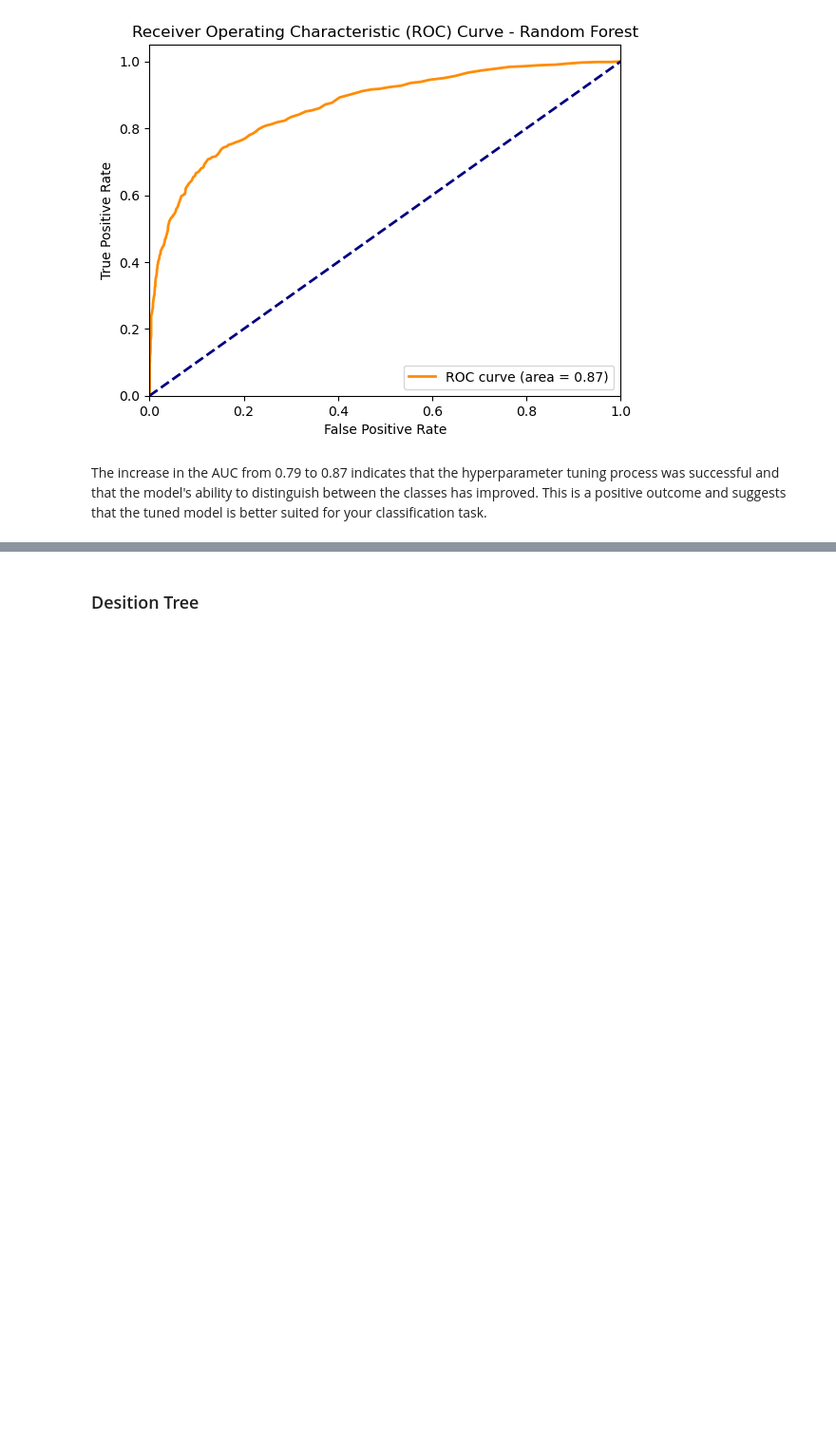
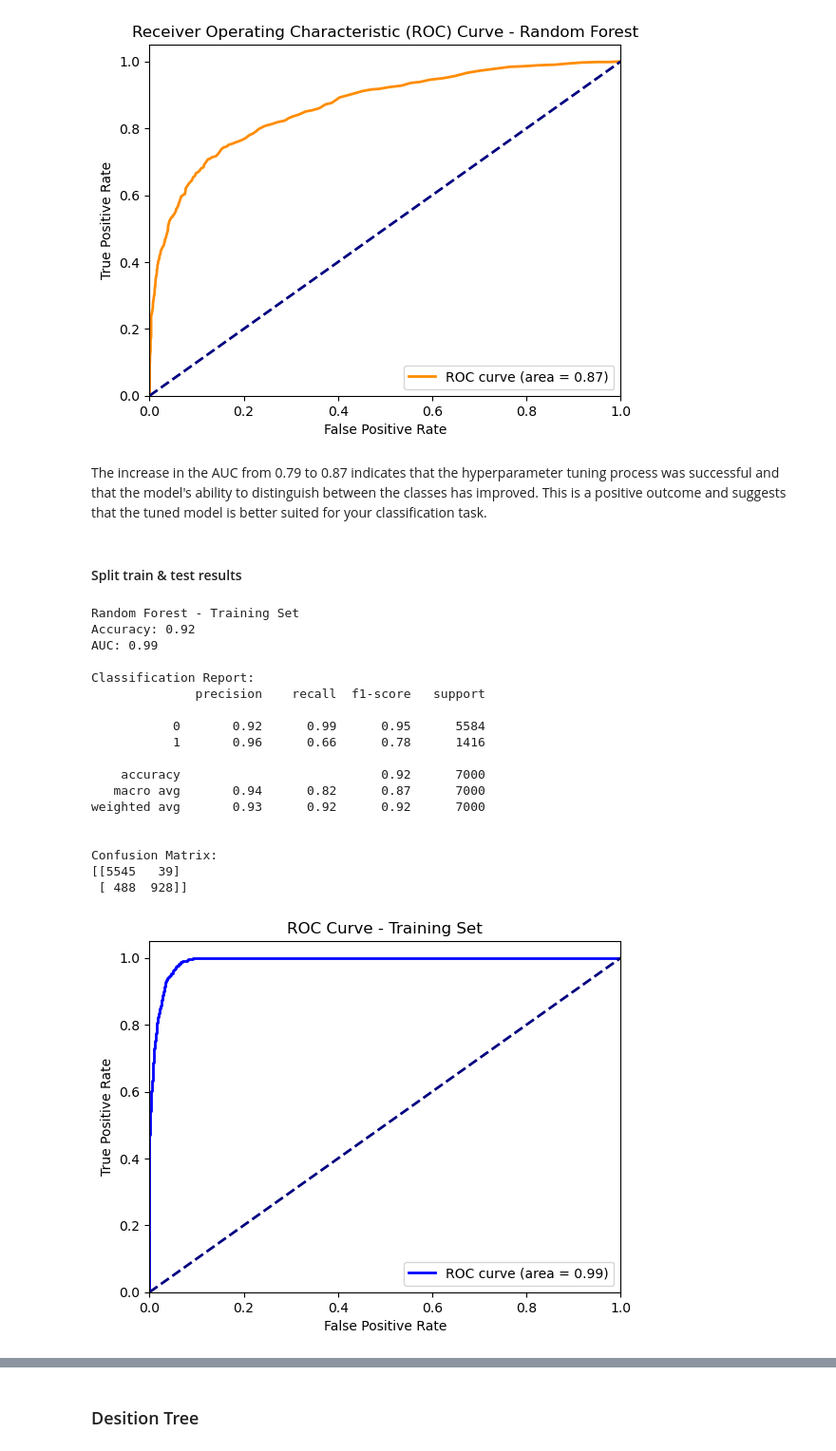
Before and after one commit to oglezsan/bankcustomerEDA, a Jupyter notebook: notebooks/nb2.ipynb, the cells around one changed output, grey strips where cells are left out. Shown at 95% size. Drawn from its saved outputs; the diff is of its cells as text; code cells hidden in the pictures; blank space fills up the shorter version.

```diff
--- a/notebooks/nb2.ipynb
+++ b/notebooks/nb2.ipynb
@@ -432,3 +432,81 @@ weighted avg       0.86      0.87      0.85      3000
 [figure]
 # %% [markdown]
 The increase in the AUC from 0.79 to 0.87 indicates that the hyperparameter tuning process was successful and that the model's ability to distinguish between the classes has improved. This is a positive outcome and suggests that the tuned model is better suited for your classification task.
+# %% [markdown]
+#### Split train & test results
+# %%
+# Evaluate on the training set
+y_train_pred = rf_model.predict(X_train_transformed)
+y_train_proba = rf_model.predict_proba(X_train_transformed)[:, 1]
+
+accuracy_train = accuracy_score(y_train, y_train_pred)
+roc_auc_train = roc_auc_score(y_train, y_train_proba)
+
+print("Random Forest - Training Set")
+print(f"Accuracy: {accuracy_train:.2f}")
+print(f"AUC: {roc_auc_train:.2f}")
+print("\nClassification Report:")
+print(classification_report(y_train, y_train_pred))
+print("\nConfusion Matrix:")
+print(confusion_matrix(y_train, y_train_pred))
+
+# Plot ROC curve for the training set
+fpr_train, tpr_train, _ = roc_curve(y_train, y_train_proba)
+plt.figure()
+plt.plot(fpr_train, tpr_train, color='blue', lw=2, label=f'ROC curve (area = {roc_auc_train:.2f})')
+plt.plot([0, 1], [0, 1], color='navy', lw=2, linestyle='--')
+plt.xlim([0.0, 1.0])
+plt.ylim([0.0, 1.05])
+plt.xlabel('False Positive Rate')
+plt.ylabel('True Positive Rate')
+plt.title('ROC Curve - Training Set')
+plt.legend(loc="lower right")
+plt.show()
+
+# Evaluate on the test set
+y_test_pred = rf_model.predict(X_test_transformed)
+y_test_proba = rf_model.predict_proba(X_test_transformed)[:, 1]
+
+accuracy_test = accuracy_score(y_test, y_test_pred)
+roc_auc_test = roc_auc_score(y_test, y_test_proba)
+
+print("\nRandom Forest - Test Set")
+print(f"Accuracy: {accuracy_test:.2f}")
+print(f"AUC: {roc_auc_test:.2f}")
+print("\nClassification Report:")
+print(classification_report(y_test, y_test_pred))
+print("\nConfusion Matrix:")
+print(confusion_matrix(y_test, y_test_pred))
+
+# Plot ROC curve for the test set
+fpr_test, tpr_test, _ = roc_curve(y_test, y_test_proba)
+plt.figure()
+plt.plot(fpr_test, tpr_test, color='blue', lw=2, label=f'ROC curve (area = {roc_auc_test:.2f})')
+plt.plot([0, 1], [0, 1], color='navy', lw=2, linestyle='--')
+plt.xlim([0.0, 1.0])
+plt.ylim([0.0, 1.05])
+plt.xlabel('False Positive Rate')
+plt.ylabel('True Positive Rate')
+plt.title('ROC Curve - Test Set')
+plt.legend(loc="lower right")
+plt.show()
+# %% [output]
+Random Forest - Training Set
+Accuracy: 0.92
+AUC: 0.99
+
+Classification Report:
+              precision    recall  f1-score   support
+
+           0       0.92      0.99      0.95      5584
+           1       0.96      0.66      0.78      1416
+
+    accuracy                           0.92      7000
+   macro avg       0.94      0.82      0.87      7000
+weighted avg       0.93      0.92      0.92      7000
+
+
+Confusion Matrix:
+[[5545   39]
+ [ 488  928]]
+[figure, added]
```
Also changed, not shown: parts of 3 cells of this notebook.
